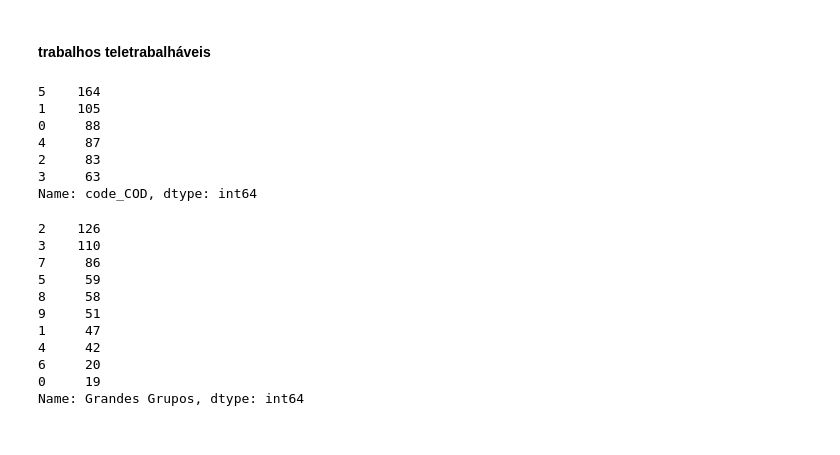
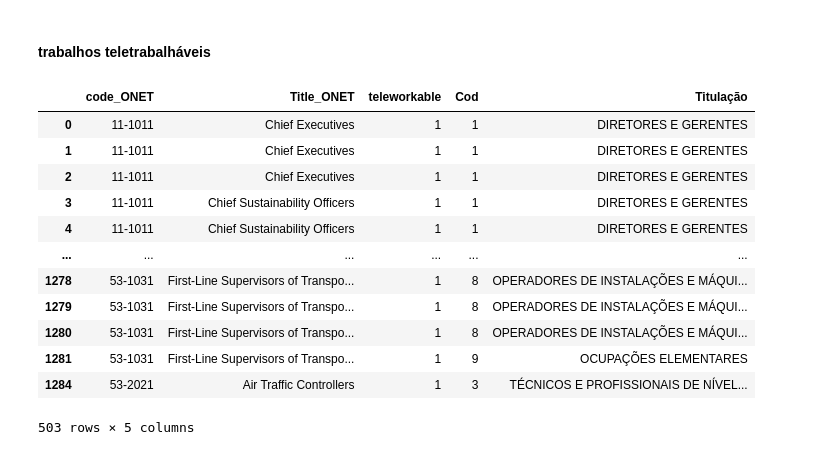
Before and after one commit to msbrasil/Mercado-de-Trabalho-Remoto, a Jupyter notebook: Notebooks/Tradução dos Códigos de Ocupação.ipynb, the cells around one changed output. Cells and saved outputs as stored; diff of their text form; code cells hidden in the pictures.

```diff
--- a/Notebooks/Tradução dos Códigos de Ocupação.ipynb
+++ b/Notebooks/Tradução dos Códigos de Ocupação.ipynb
@@ -123,5 +117,7 @@ Try using .loc[row_indexer,col_indexer] = value instead
 
 See the caveats in the documentation: https://pandas.pydata.org/pandas-docs/stable/user_guide/indexing.html#returning-a-view-versus-a-copy
   cod2010_filtrado['code_COD'] = cod2010_filtrado['code_COD'].astype(str)
+# %%
+onet_soc['major_isco'].fillna(0, inplace=True)
 # %%
 isco08_filtrado = isco08[['ISCO 08 Code', 'Major', 'Title EN']]
@@ -143,4 +139,4 @@ See the caveats in the documentation: https://pandas.pydata.org/pandas-docs/stab
 # %%
-isco_cod = pd.merge(isco08_filtrado, cod2010_filtrado, how='left', left_on='Major', right_on='code_COD')
+isco_cod = pd.merge(onet_soc, cod2010, how='left', left_on='major_isco', right_on='Cod')
 # %% [markdown]
 Até aqui, temos ISCO-08 e COD 2010 agregados. Agora, vamos fazer o join com as ocupações agregadas.
@@ -147,2 +152,5 @@ Até aqui, temos ISCO-08 e COD 2010 agregados. Agora, vamos fazer o join com as
+# %%
+isco_cod['Titulação'].fillna('OUTROS', inplace=True)
+isco_cod['Cod'].fillna('OUTROS', inplace=True)
 # %% [markdown]
 ### Tradução de SOC-2010 para ISCO-08
@@ -185,26 +178,20 @@ cod2010
 # %% [markdown]
 #### trabalhos teletrabalháveis
-# %%
-ocupacoes_agregado['code_COD'].value_counts()
-# %% [output]
-5    164
-1    105
-0     88
-4     87
-2     83
-3     63
-Name: code_COD, dtype: int64
-# %%
-cod2010['Grandes Grupos'].value_counts()
-# %% [output]
-2    126
-3    110
-7     86
-5     59
-8     58
-9     51
-1     47
-4     42
-6     20
-0     19
-Name: Grandes Grupos, dtype: int64
+# %%
+ocupacoes_agregado = isco_cod[['code_ONET', 'Title_ONET', 'teleworkable', 'Cod', 'Titulação']]
+# %%
+ocupacoes_agregado[ocupacoes_agregado['teleworkable'] == 1]
+# %% [output]
+|  | code_ONET | Title_ONET | teleworkable | Cod | Titulação |
+| 0 | 11-1011 | Chief Executives | 1 | 1 | DIRETORES E GERENTES |
+| 1 | 11-1011 | Chief Executives | 1 | 1 | DIRETORES E GERENTES |
+| 2 | 11-1011 | Chief Executives | 1 | 1 | DIRETORES E GERENTES |
+| 3 | 11-1011 | Chief Sustainability Officers | 1 | 1 | DIRETORES E GERENTES |
+| 4 | 11-1011 | Chief Sustainability Officers | 1 | 1 | DIRETORES E GERENTES |
+| ... | ... | ... | ... | ... | ... |
+| 1278 | 53-1031 | First-Line Supervisors of Transpo... | 1 | 8 | OPERADORES DE INSTALAÇÕES E MÁQUI... |
+| 1279 | 53-1031 | First-Line Supervisors of Transpo... | 1 | 8 | OPERADORES DE INSTALAÇÕES E MÁQUI... |
+| 1280 | 53-1031 | First-Line Supervisors of Transpo... | 1 | 8 | OPERADORES DE INSTALAÇÕES E MÁQUI... |
+| 1281 | 53-1031 | First-Line Supervisors of Transpo... | 1 | 9 | OCUPAÇÕES ELEMENTARES |
+| 1284 | 53-2021 | Air Traffic Controllers | 1 | 3 | TÉCNICOS E PROFISSIONAIS DE NÍVEL... |
+503 rows × 5 columns
```
Also changed, not shown: parts of 19 cells of this notebook, 1 other file.
